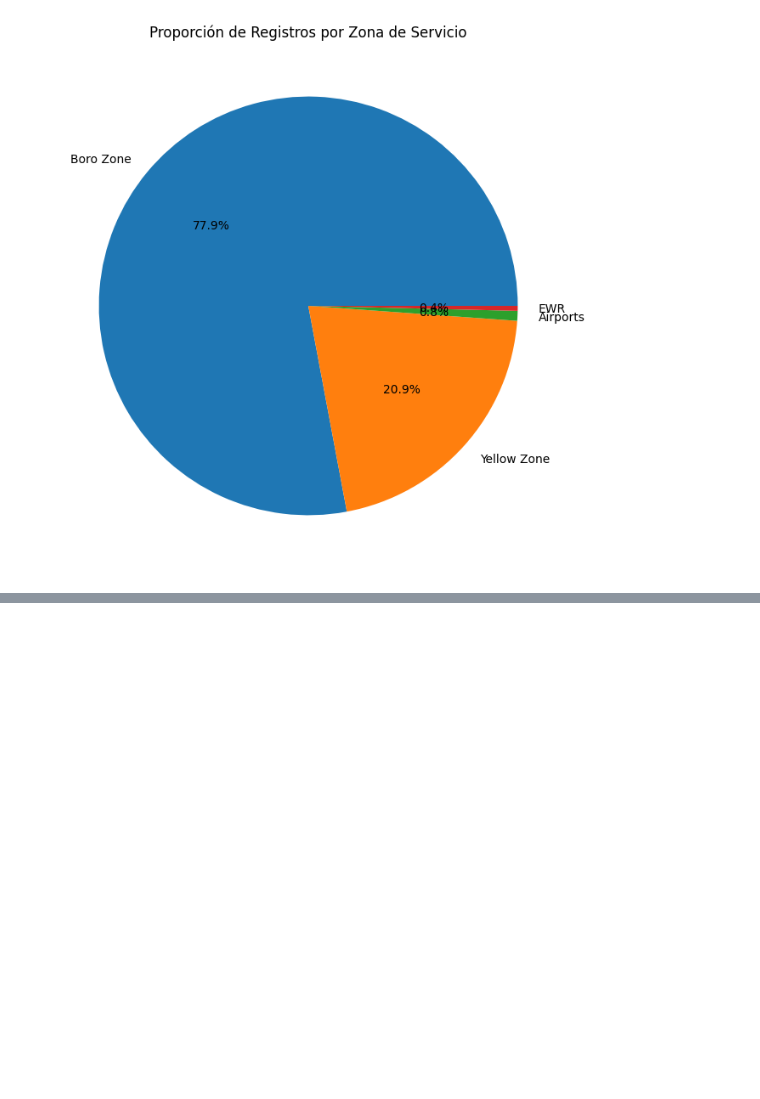
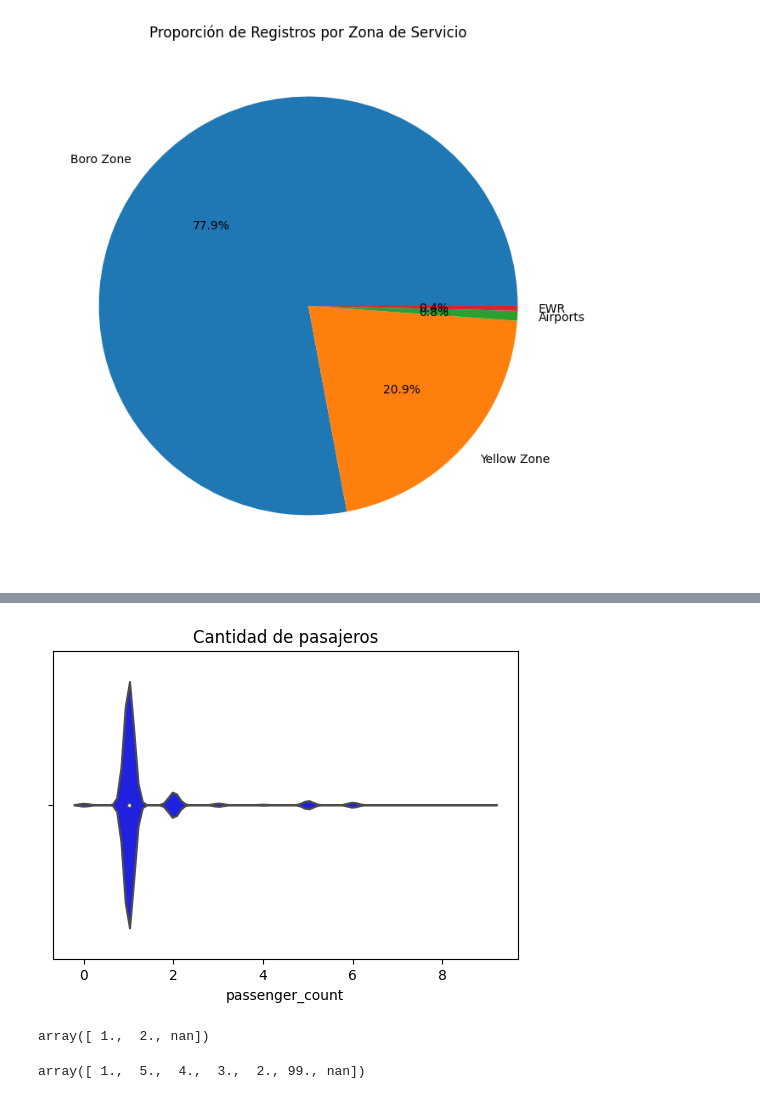
Before and after one commit to alanguev1/proyecto-final, a Jupyter notebook: Eda_preliminar.ipynb, the cells around one changed output, grey strips where cells are left out. Drawn from its saved outputs; the diff is of its cells as text; code cells hidden in the pictures; blank space fills up the shorter version.

```diff
--- a/Eda_preliminar.ipynb
+++ b/Eda_preliminar.ipynb
@@ -1641,0 +1779,16 @@ plt.show()
+# %%
+#Grafico de violin para cantidad de pasajeros
+plt.figure(figsize=(6, 4))
+sns.violinplot(data=green_enero_2024, x='passenger_count', color='blue')
+plt.title('Cantidad de pasajeros')
+plt.show()
+# %% [output]
+[figure, added]
+# %%
+green_enero_2024['trip_type'].unique()
+# %% [output]
+array([ 1.,  2., nan])
+# %%
+green_enero_2024['RatecodeID'].unique()
+# %% [output]
+array([ 1.,  5.,  4.,  3.,  2., 99., nan])
```
Also changed, not shown: parts of 37 cells of this notebook, 2 other files.
